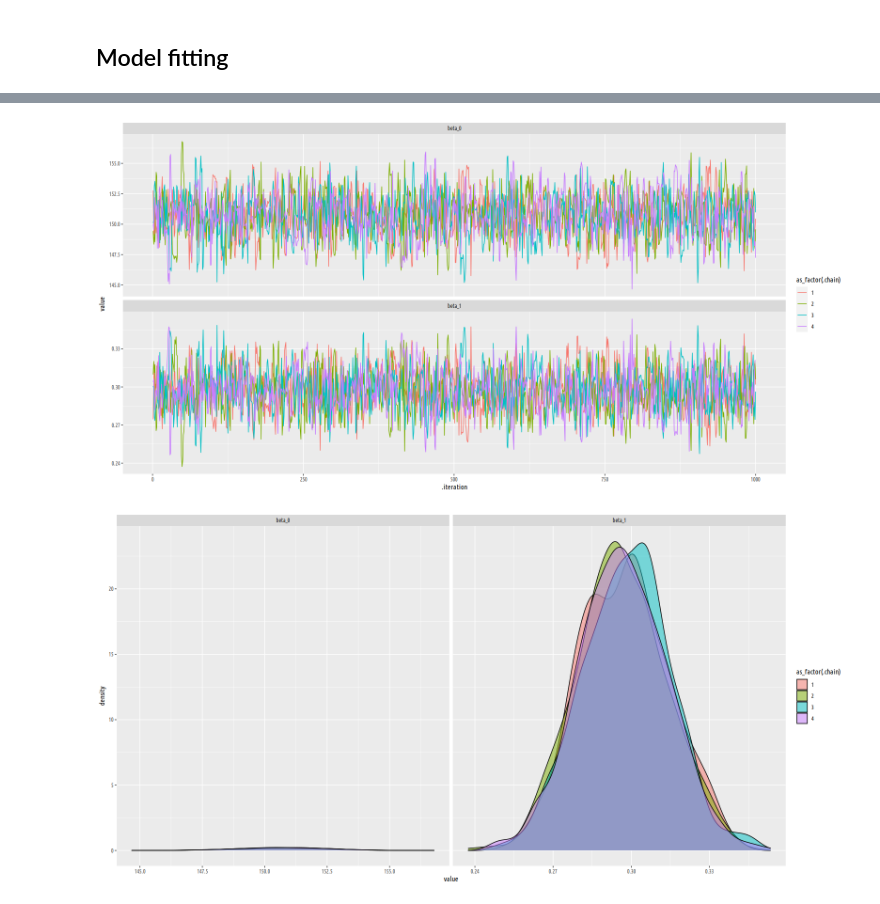
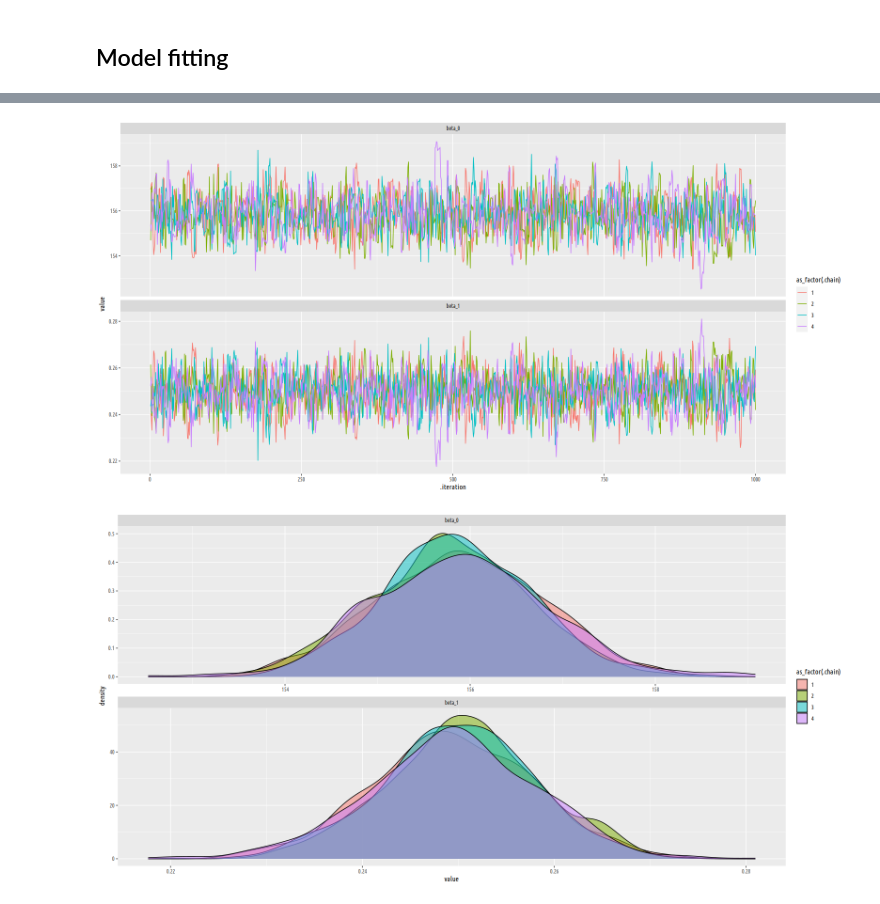
Before and after one commit to cjc77/bayesian-analysis-projects, a Jupyter notebook: notebooks_pooling_explore/sim_full_pooling.ipynb, the cells around one changed output, grey strips where cells are left out. Saved outputs shown, nothing was run; the diff lists cells and outputs as text; code cells hidden in the pictures.

```diff
--- a/notebooks_pooling_explore/sim_full_pooling.ipynb
+++ b/notebooks_pooling_explore/sim_full_pooling.ipynb
@@ -76,11 +76,13 @@ if (!file.exists(paste0(results_base_dir, "/fit.rds"))) {
         iter = n_samp,
         warmup = n_warmup_samp,
         seed = model_seed,
-        cores = n_chains
+        cores = n_chains,
+        pars = c("beta_0", "beta_1"),
+        include = TRUE
     )
     saveRDS(fit, paste0(results_base_dir, "/fit.rds"))
 
-    tidy_draws_df <- fit %>% tidybayes::spread_draws(beta_0, beta_1, sigma_r)
+    tidy_draws_df <- fit %>% tidybayes::spread_draws(beta_0, beta_1)
     tidy_draws_df %>%
         write_csv(paste0(results_base_dir, "/draws.csv"))
 } else {
@@ -98,6 +92,5 @@ dbl (6): .chain, .iteration, .draw, beta_0, beta_1, sigma_r
 # %%
 tidy_draws_long_df <- tidy_draws_df %>%
-    select(-c(sigma_r)) %>%
     pivot_longer(cols = !c(".chain", ".iteration", ".draw"), names_to = "param")
 # %%
 fit_summary <- summary(fit)
@@ -120,14 +113,14 @@ tidy_draws_long_df %>%
     geom_line() +
     facet_wrap(~ param, ncol=1, scales = "free_y")
 # %% [output]
-[figure, old version]
+[figure, new version]
 # %%
 tidy_draws_long_df %>%
     ggplot(aes(x = value, fill = as_factor(.chain))) +
     geom_density(alpha = 0.5) +
-    facet_wrap(~ param, scales = "free_x")
+    facet_wrap(~ param, scales = "free", ncol = 1)
 # %% [output]
-[figure, old version]
+[figure, new version]
 # %%
 post_predictions <- function(samp_df, x_df, n_post = 100) {
     betahat_0 <- sample(samp_df$beta_0, size = n_post, replace = TRUE)
```
Also changed, not shown: parts of 7 cells of this notebook, 4 other files.
